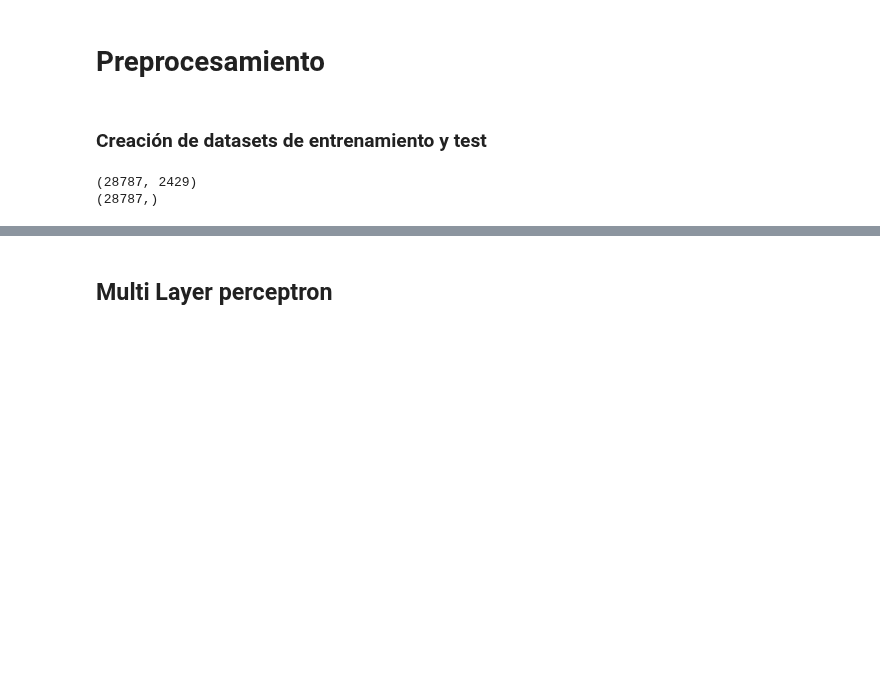
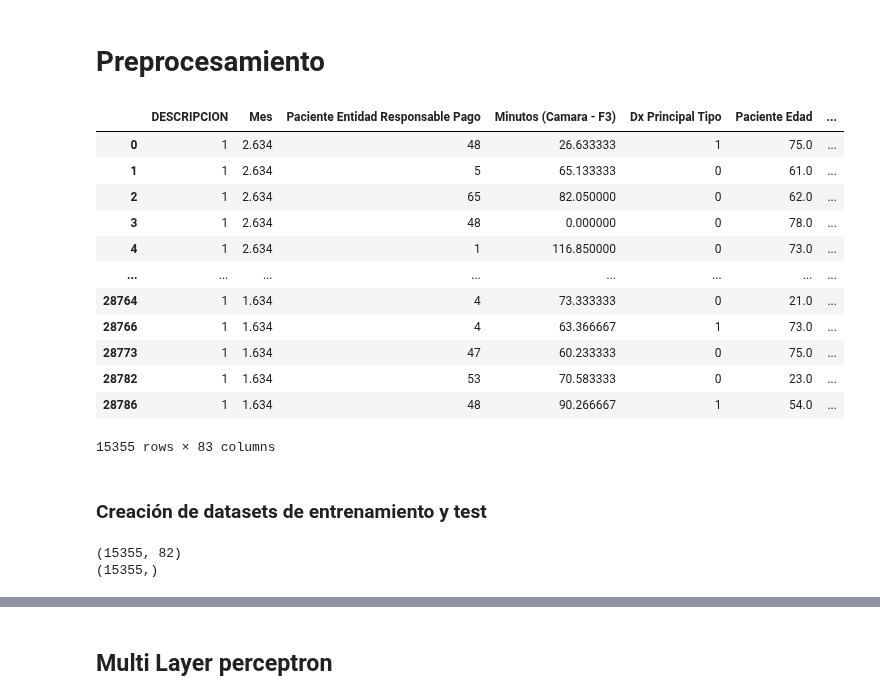
Before and after one commit to santiagogonzalezc/Final_project_ML, a Jupyter notebook: MLP_RSearchCV.ipynb, the cells around one changed output, grey strips where cells are left out. Cells and saved outputs as stored; diff of their text form; code cells hidden in the pictures; blank space fills up the shorter version.

```diff
--- a/MLP_RSearchCV.ipynb
+++ b/MLP_RSearchCV.ipynb
@@ -23,7 +23,7 @@ import pickle
 
 path=r'C:\Users\santi\Desktop\Informatica_medica\Practicas\Final_project_ML\data'
 # %%
-data = pd.read_csv(os.path.join(path,'dataV1_NoAgrupados.csv'),sep=',')
+data = pd.read_csv(os.path.join(path,'dataV1_Agrupados.csv'),sep=',')
 # %%
 data
 # %% [output]
@@ -51,6 +51,23 @@ sujetos: 28787 | caracteristicas: 2430
 
 target = data.pop('Tipo Egreso (INTERNACION)')
 data.insert(len(data.columns), target.name, target)
+# %%
+data = data[~(((data['R00-R99'] == 1) | (data['S00-T98'] == 1)) & (data['Urgencia Xpress F3'] == 1))]
+data
+# %% [output]
+|  | DESCRIPCION | Mes | Paciente Entidad Responsable Pago | Minutos (Camara - F3) | Dx Principal Tipo | Paciente Edad | ... |
+| 0 | 1 | 2.634 | 48 | 26.633333 | 1 | 75.0 | ... |
+| 1 | 1 | 2.634 | 5 | 65.133333 | 0 | 61.0 | ... |
+| 2 | 1 | 2.634 | 65 | 82.050000 | 0 | 62.0 | ... |
+| 3 | 1 | 2.634 | 48 | 0.000000 | 0 | 78.0 | ... |
+| 4 | 1 | 2.634 | 1 | 116.850000 | 0 | 73.0 | ... |
+| ... | ... | ... | ... | ... | ... | ... | ... |
+| 28764 | 1 | 1.634 | 4 | 73.333333 | 0 | 21.0 | ... |
+| 28766 | 1 | 1.634 | 4 | 63.366667 | 1 | 73.0 | ... |
+| 28773 | 1 | 1.634 | 47 | 60.233333 | 0 | 75.0 | ... |
+| 28782 | 1 | 1.634 | 53 | 70.583333 | 0 | 23.0 | ... |
+| 28786 | 1 | 1.634 | 48 | 90.266667 | 1 | 54.0 | ... |
+15355 rows × 83 columns
 # %% [markdown]
 ### Creación de datasets de entrenamiento y test
 # %%
@@ -59,8 +76,8 @@ y = data.values[:,-1].astype(float)
 print(X.shape)
 print(y.shape)
 # %% [output]
-(28787, 2429)
-(28787,)
+(15355, 82)
+(15355,)
 # %%
 X_train, X_test, y_train, y_test = train_test_split(
     X, # Valores de X
```
Also changed, not shown: parts of 6 cells of this notebook, 3 other files.
